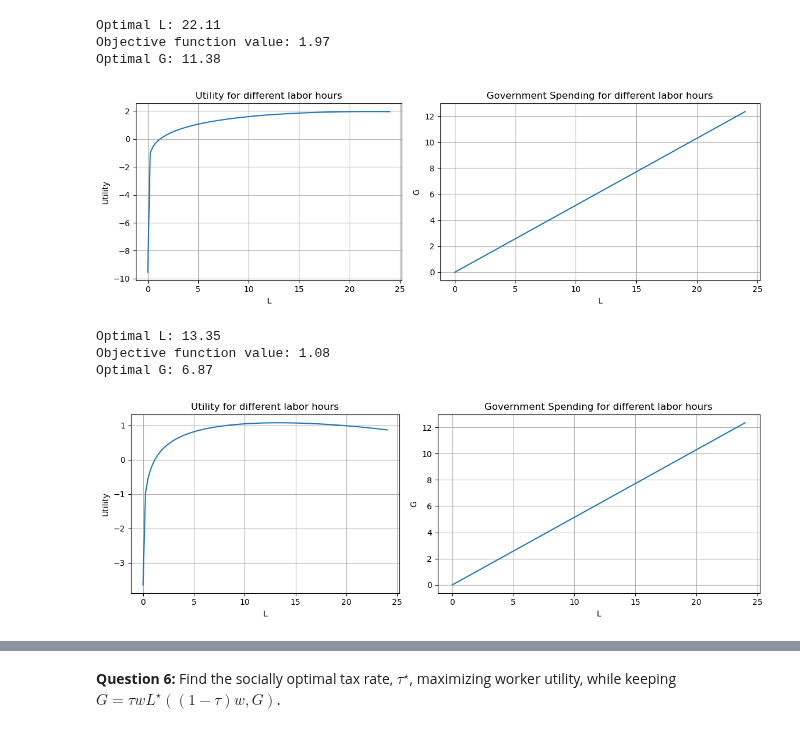
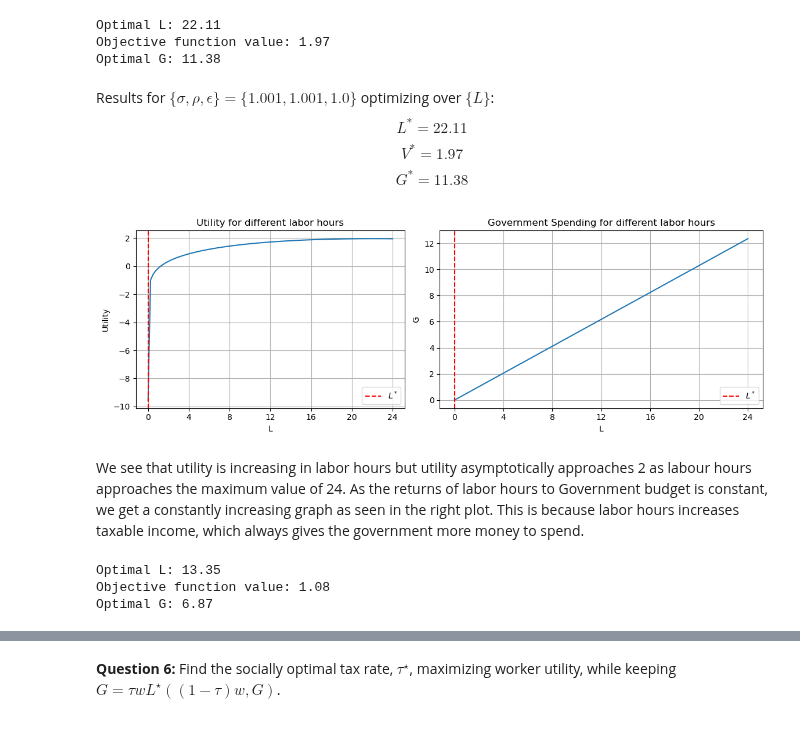
Before and after one commit to NumEconCopenhagen/projects-2023-bpr871, a Jupyter notebook: bpr871_eksamen/Q1-sissel.ipynb, the cells around one changed output, grey strips where cells are left out. Cells and saved outputs as stored; diff of their text form; code cells hidden in the pictures.

```diff
--- a/bpr871_eksamen/Q1-sissel.ipynb
+++ b/bpr871_eksamen/Q1-sissel.ipynb
@@ -321,10 +321,19 @@ instance_q1.optimize_and_print_ces(par='par1', var='L')
 Optimal L: 22.11
 Objective function value: 1.97
 Optimal G: 11.38
-# %%
-instance_q1.illustrate_optimal_ces(par='par1',var='L')
-# %% [output]
-[figure, removed]
+# %% [markdown]
+Results for $\{\sigma, \rho, \epsilon\} = \{1.001, 1.001, 1.0\}$ optimizing over $\{L\}$:
+$$L^* = 22.11$$
+$$V^* = 1.97$$
+$$G^* = 11.38$$
+# %%
+# Solution for parameters in Set 1:
+# Plotting utility and Government Budget for different levels of labor hours
+instance_q1.illustrate_optimal_ces(par='par1', var='L', optimal_L='optimal_L')
+# %% [output]
+[figure, added]
+# %% [markdown]
+We see that utility is increasing in labor hours but utility asymptotically approaches 2 as labour hours approaches the maximum value of 24. As the returns of labor hours to Government budget is constant, we get a constantly increasing graph as seen in the right plot. This is because labor hours increases taxable income, which always gives the government more money to spend.
 # %%
 # Solution for parameters in Set 2:
 # Fixing tau at the optimal value obtained in previous question
@@ -336,7 +345,3 @@ instance_q1.optimize_and_print_ces(par='par2',var='L')
 Optimal L: 13.35
 Objective function value: 1.08
 Optimal G: 6.87
-# %%
-instance_q1.illustrate_optimal_ces(par='par2',var='L')
-# %% [output]
-[figure, removed]
```
Also changed, not shown: parts of 11 cells of this notebook, 1 other file.
